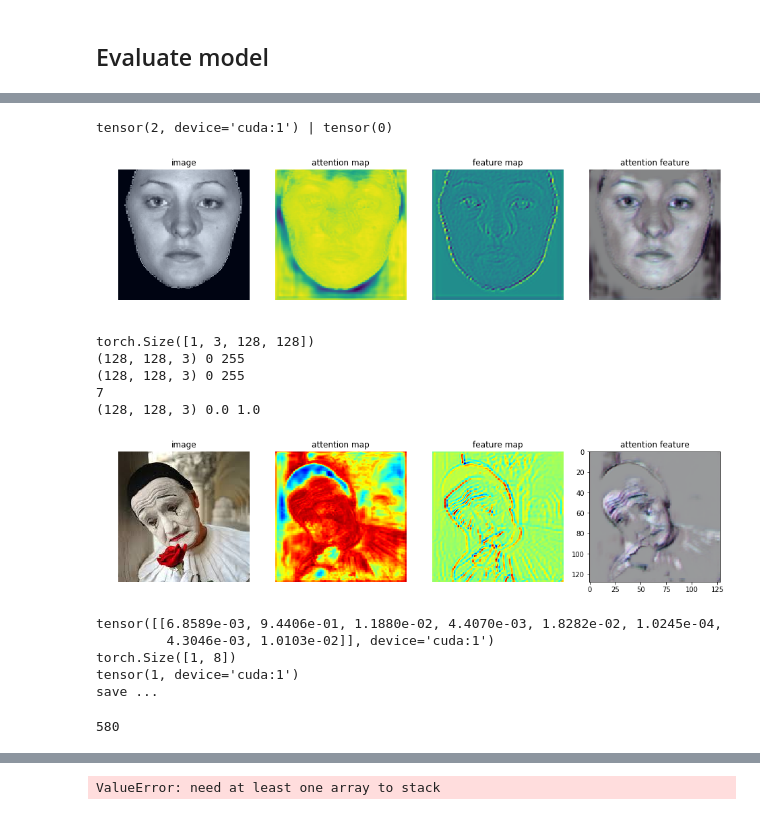
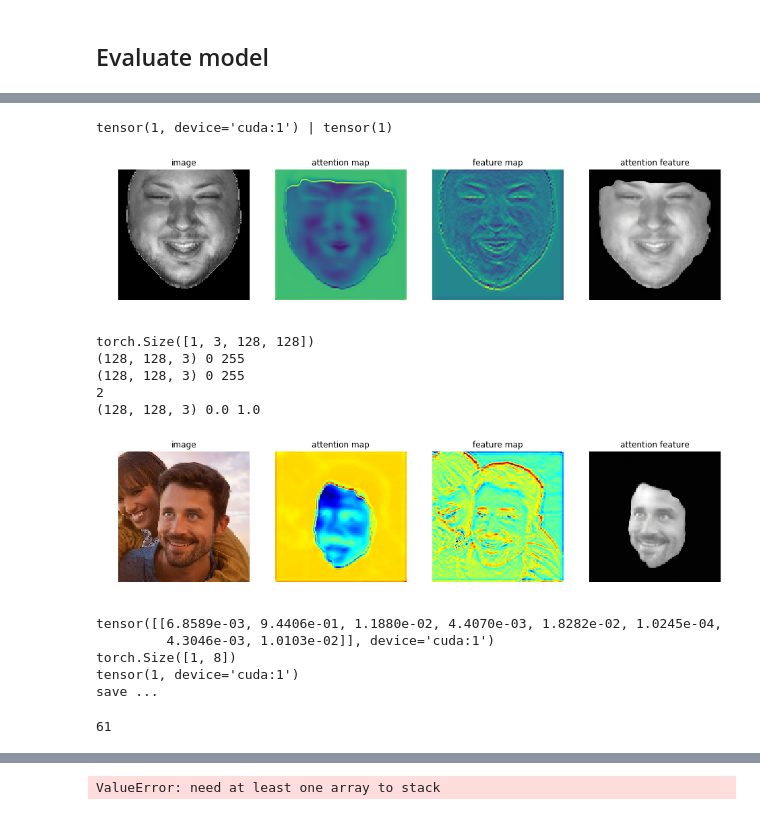
Before and after one commit to pedrodiamel/ferattention, a Jupyter notebook: books/eval_baseline.ipynb, the cells around one changed output, grey strips where cells are left out. Cells and saved outputs as stored; diff of their text form; code cells hidden in the pictures.

```diff
--- a/books/eval_baseline.ipynb
+++ b/books/eval_baseline.ipynb
@@ -49,6 +49,6 @@ srf.png
 # %%
 project          = '../out'
-name             = 'feratt_attnet_ferattention_attloss_adam_affectnetdark_dim64_preactresnet18x32_fold0_003'
+name             = 'att_attnet_ferattention_attloss_adam_bu3dfedark_dim64_preactresnet18x32_fold0Gt_008'
 pathnamedataset  = '~/.datasets'
 pathmodel        = os.path.join( project, name, 'models/model_best.pth.tar' ) #model_best, chk000120
 pathproject      = os.path.join( project, name )
@@ -87,10 +85,10 @@ WARNING:visdom:Without the incoming socket you cannot receive events from the se
 # %%
 # Load dataset
 print('>> Load dataset ...')
-namedataset = FactoryDataset.ferp
-subset = FactoryDataset.training
+namedataset = FactoryDataset.bu3dfe
+subset = FactoryDataset.validation
 imagesize=128
-idenselect=[] #np.arange(10)
+idenselect=np.arange(10)
 breal=True
 
 if breal:
@@ -114,8 +112,8 @@ if breal:
                 #mtrans.ToResizeUNetFoV(imsize, cv2.BORDER_REFLECT_101),
                 mtrans.ToGrayscale(),
                 mtrans.ToTensor(),
-                mtrans.ToMeanNormalization( mean=[0.485, 0.456, 0.406], std=[0.229, 0.224, 0.225] )
-                #mtrans.ToNormalization(),
+                #mtrans.ToMeanNormalization( mean=[0.485, 0.456, 0.406], std=[0.229, 0.224, 0.225] )
+                mtrans.ToNormalization(),
                 ])
         )
 
@@ -160,7 +158,7 @@ idx=0
 k=0
 for i in range( len(dataset) ):
 
-    idx = i + 30
+    idx = i + 0
     sample = dataset[ idx ]
 
 
@@ -288,8 +286,8 @@ plt.axis('off')
 
 plt.show()
 # %% [output]
-tensor(2, device='cuda:1') | tensor(0)
+tensor(1, device='cuda:1') | tensor(1)
-[figure, old version]
+[figure, new version]
 # %%
 import random
 import scipy.misc
@@ -327,7 +325,7 @@ def crop(image, xycrop):
 
 
 imagesize=128
-image_org = cv2.imread('../rec/selfie_sadness.png')[:,:,(2,1,0)]
+image_org = cv2.imread('../rec/selfie_happy_dos.png')[:,:,(2,1,0)]
 image = image_org.mean(axis=2)
 
 # sigma=0.09
@@ -341,11 +339,12 @@ image = image_org.mean(axis=2)
 # image = crop(image, 20)
 
 image = np.stack( (image,image,image), axis=2 )
-image = cv2.resize( image, (imagesize,imagesize) )
+image = cv2.resize( image, (imagesize, imagesize) )
 # image = norm((image/255)**1.5)*255
 
 image = torch.from_numpy(image).permute( (2,0,1) ).unsqueeze(0).float()
-image = mean_normalization(image, mean=[0.485, 0.456, 0.406], std=[0.229, 0.224, 0.225])
+# image = mean_normalization(image, mean=[0.485, 0.456, 0.406], std=[0.229, 0.224, 0.225])
+image = image / 255
 print(image.shape)
 
 y_lab_hat, att, fmap, srf = net( image )
@@ -385,35 +384,35 @@ if bsave:
     save('../out/attmap.png', fmap[:,:,(2,1,0)] )
     save('../out/srf.png', srf[:,:,(2,1,0)] )
     save('../out/att.png', norm(att)*255 )
 
 
 plt.figure( figsize=(16,8))
 plt.subplot(141)
 plt.imshow( ((image_org) ).astype( np.uint8 ) )
 plt.title('image')
 plt.axis('off')
 plt.subplot(142)
 plt.imshow( (fmap))
 plt.title('attention map')
 plt.axis('off' )
 plt.subplot(143)
 plt.imshow( srf )
 plt.title('feature map')
 plt.axis('off' )
 plt.subplot(144)
 plt.imshow( norm(att) )
 # plt.title('class {}/{}'.format(y_lab_hat, label) )
 plt.title('attention feature')
 plt.axis('off')
 
 plt.show()
 # %% [output]
 torch.Size([1, 3, 128, 128])
 (128, 128, 3) 0 255
 (128, 128, 3) 0 255
-7
+2
 (128, 128, 3) 0.0 1.0
-[figure, old version]
+[figure, new version]
 # %%
 
 
@@ -531,10 +530,10 @@ torch.Size([1, 8])
 tensor(1, device='cuda:1')
 save ...
 # %%
-dataloader = DataLoader(dataset, batch_size=100, shuffle=False, num_workers=4 )
+dataloader = DataLoader(dataset, batch_size=100, shuffle=False, num_workers=10 )
 print( len(dataset) )
 # %% [output]
-580
+61
 # %%
 
 Y_labs, Y_lab_hats = net.representation( dataloader, breal )
```
Also changed, not shown: parts of 6 cells of this notebook, 8 other files.
